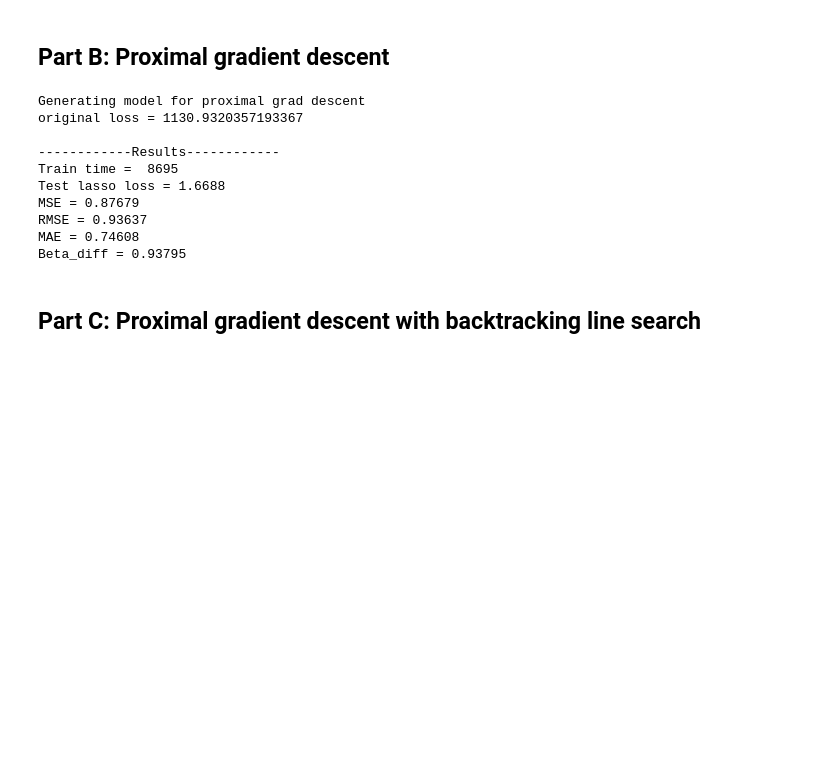
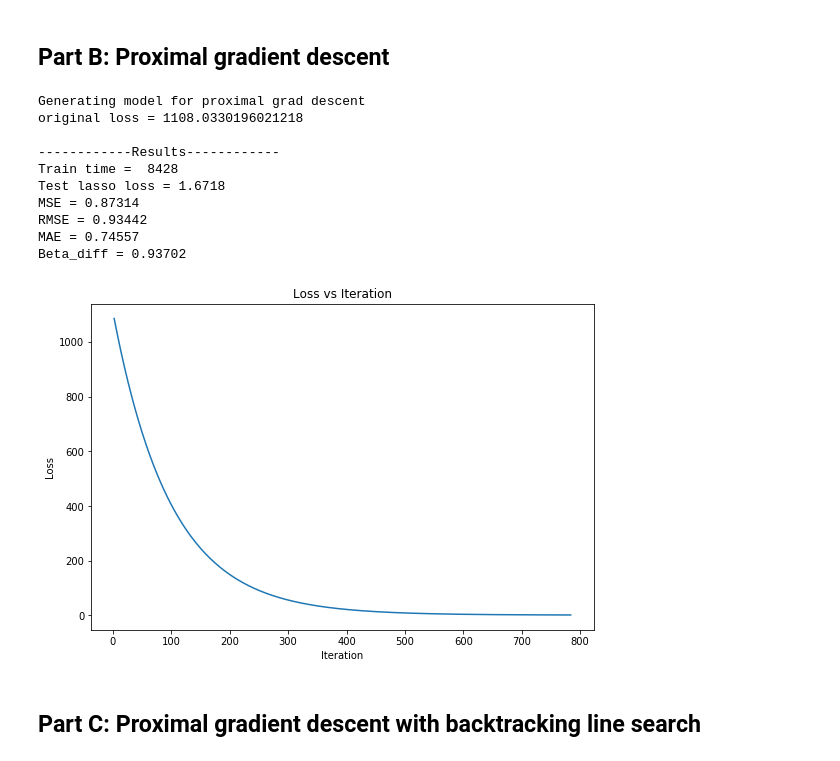
Before and after one commit to FarzanMemarian/Lasso, a Jupyter notebook: HW2 Q3.ipynb, the cells around one changed output. Saved outputs shown, nothing was run; the diff lists cells and outputs as text; code cells hidden in the pictures; blank space fills up the shorter version.

```diff
--- a/HW2 Q3.ipynb
+++ b/HW2 Q3.ipynb
@@ -348,8 +368,7 @@ def proximal_gradient_descent(X, y, lam):
     old_loss = sys.maxsize
     L = loss(X, y, beta, lam)
     print ("original loss = {}".format(L))
-    L3_store = []
-    c3_store = []
+    loss_arr = []
     counter = 0
     while counter < MAX_ITERATIONS and L < old_loss - TOLERANCE:
         beta_old = np.empty_like(beta)
@@ -360,46 +379,52 @@ def proximal_gradient_descent(X, y, lam):
         old_loss = L
         L = loss(X, y, beta, lam)
         counter += 1
-        if counter % 10 == 0:
-            L3_store.append(L)
-        if counter % 100 == 0:
-            c3_store.append(counter)
+        loss_arr.append((counter, L))
 #             print ("loss = {}".format(L))
 
-    return (beta, current_milli_time() - start)
+    return (beta, current_milli_time() - start, loss_arr)
 
 # Train model using best lambda
 print ("Generating model for proximal grad descent")
-(B_model, train_time) = proximal_gradient_descent(X_train, y_train, best_lam)
+(B_model, train_time, loss_arr) = proximal_gradient_descent(X_train, y_train, best_lam)
 
 # Run model on test set
 test_loss = loss(X_test, y_test, B_model, best_lam)
 y_pred = np.matmul(X_test, B_model)
 
 # Calc metrics
 mse = mean_squared_error(y_test, y_pred)
 rmse = sqrt(mse)
 mae = mean_absolute_error(y_test, y_pred)
 beta_diff = LA.norm(B_model - B_true)
 
 print ("\n------------Results------------")
 print ("Train time = ", train_time)
 print ("Test lasso loss = {0:.5}".format(test_loss))
 print ("MSE = {0:.5}".format(mse))
 print ("RMSE = {0:.5}".format(rmse))
 print ("MAE = {0:.5}".format(mae))
 print ("Beta_diff = {0:.5}".format(beta_diff))
+
+# Plot
+plt.figure(figsize=(9,6))
+plt.plot([i[0] for i in loss_arr], [i[1] for i in loss_arr])
+plt.title("Loss vs Iteration")
+plt.ylabel("Loss")
+plt.xlabel("Iteration")
+plt.show()
 # %% [output]
 Generating model for proximal grad descent
-original loss = 1130.9320357193367
+original loss = 1108.0330196021218
 
 ------------Results------------
-Train time =  8695
-Test lasso loss = 1.6688
-MSE = 0.87679
-RMSE = 0.93637
-MAE = 0.74608
-Beta_diff = 0.93795
+Train time =  8428
+Test lasso loss = 1.6718
+MSE = 0.87314
+RMSE = 0.93442
+MAE = 0.74557
+Beta_diff = 0.93702
+[figure, added]
 # %% [markdown]
 ## Part C: Proximal gradient descent with backtracking line search
 # %%
```
Also changed, not shown: parts of 6 cells of this notebook.
